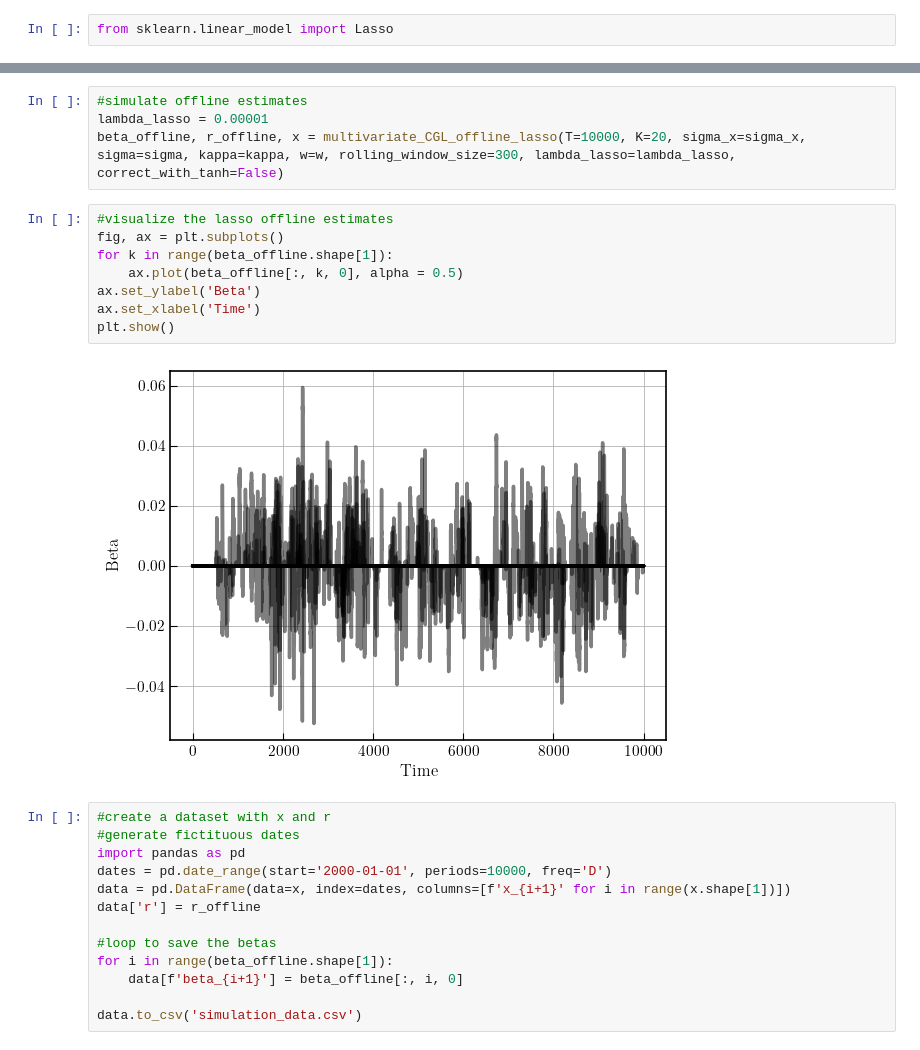
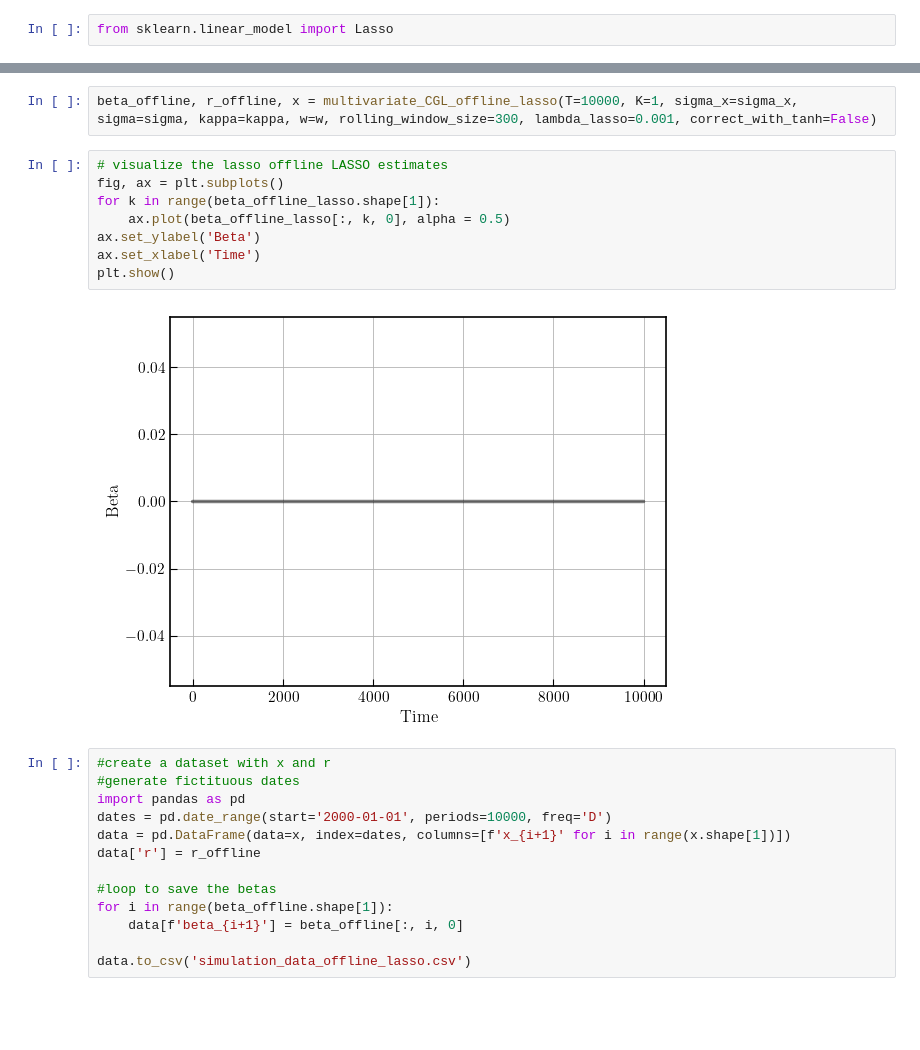
Before and after one commit to TommasoDF/Lasso_paper, a Jupyter notebook: Theory/simulate_Lasso.ipynb, the cells around one changed output, grey strips where cells are left out. Drawn from its saved outputs; the diff is of its cells as text; blank space fills up the shorter version.

Commit message:
new notebook to simulate k=1 and 7_ to compare implied and actual selection probability

```diff
--- a/Theory/simulate_Lasso.ipynb
+++ b/Theory/simulate_Lasso.ipynb
@@ -181,17 +177,15 @@ def multivariate_CGL_offline_lasso(T, K, sigma_x, sigma, kappa, w, rolling_windo
-# %%
-#simulate offline estimates
-lambda_lasso = 0.00001
-beta_offline, r_offline, x = multivariate_CGL_offline_lasso(T=10000, K=20, sigma_x=sigma_x, sigma=sigma, kappa=kappa, w=w, rolling_window_size=300, lambda_lasso=lambda_lasso, correct_with_tanh=False)
+# %%
+beta_offline, r_offline, x = multivariate_CGL_offline_lasso(T=10000, K=1, sigma_x=sigma_x, sigma=sigma, kappa=kappa, w=w, rolling_window_size=300, lambda_lasso=0.001, correct_with_tanh=False)
 # %%
-#visualize the lasso offline estimates
+# visualize the lasso offline LASSO estimates
 fig, ax = plt.subplots()
-for k in range(beta_offline.shape[1]):
-    ax.plot(beta_offline[:, k, 0], alpha = 0.5)
+for k in range(beta_offline_lasso.shape[1]):
+    ax.plot(beta_offline_lasso[:, k, 0], alpha = 0.5)
 ax.set_ylabel('Beta')
 ax.set_xlabel('Time')
 plt.show()
 # %% [output]
-[figure, old version]
+[figure, new version]
 # %%
 #create a dataset with x and r
 #generate fictituous dates
@@ -204,4 +198,4 @@ data['r'] = r_offline
 for i in range(beta_offline.shape[1]):
     data[f'beta_{i+1}'] = beta_offline[:, i, 0]
 
-data.to_csv('simulation_data.csv')
+data.to_csv('simulation_data_offline_lasso.csv')
```
Also changed, not shown: parts of 9 cells of this notebook, 6 other files.
